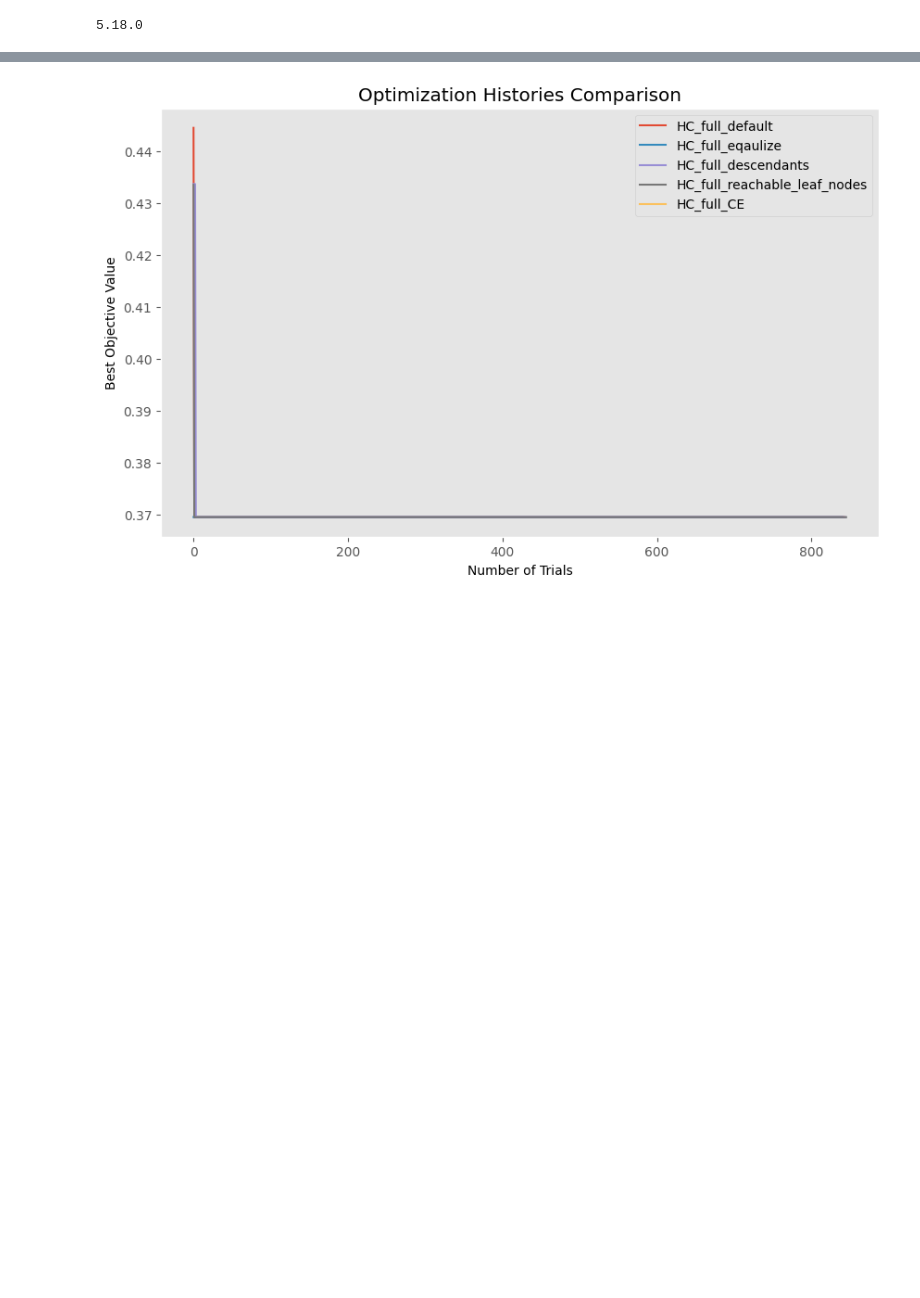
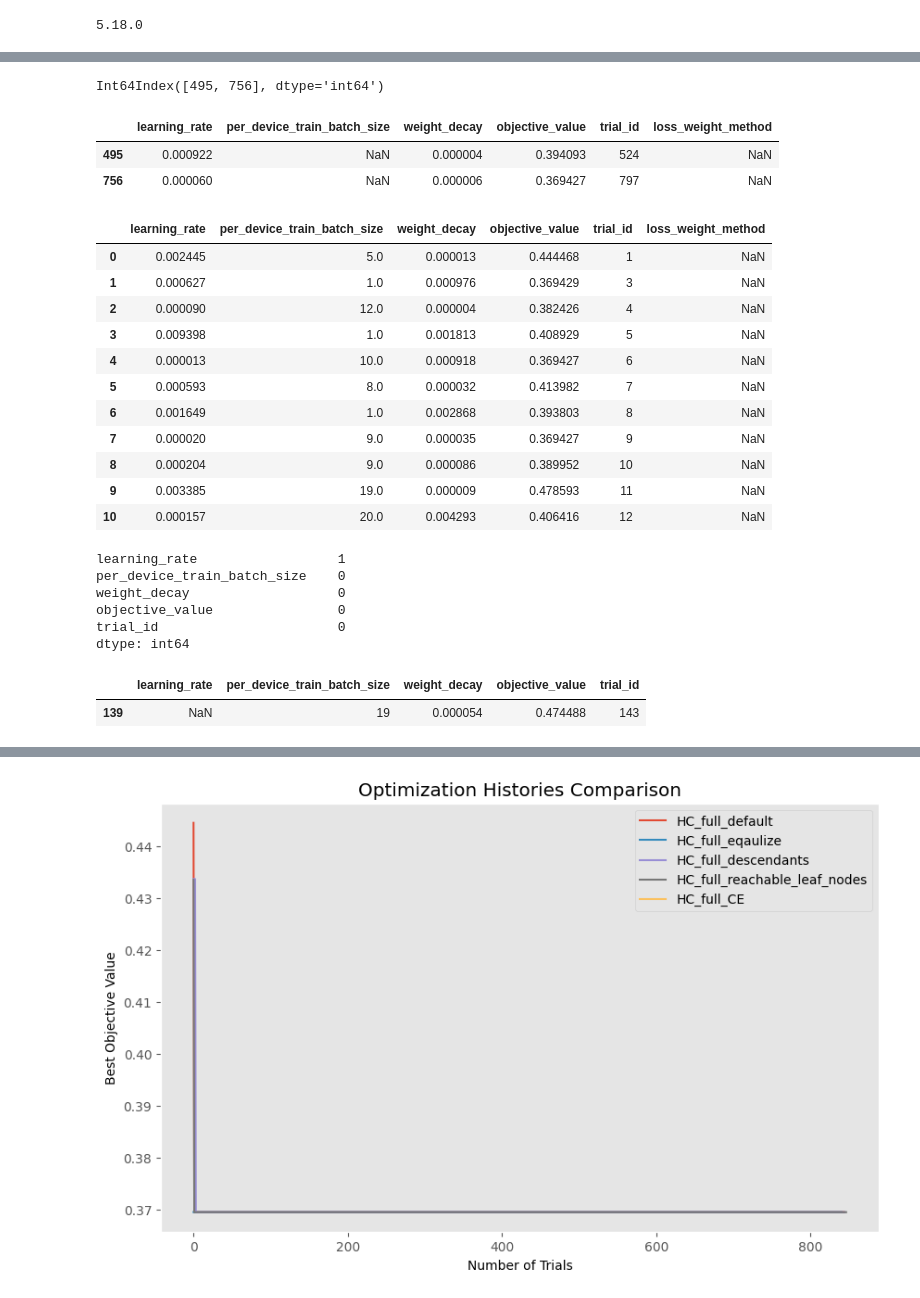
Before and after one commit to seunghee6022/TransVulDet, a Jupyter notebook: Visualization.ipynb, the cells around one changed output, grey strips where cells are left out. Saved outputs shown, nothing was run; the diff lists cells and outputs as text; code cells hidden in the pictures; blank space fills up the shorter version.

```diff
--- a/Visualization.ipynb
+++ b/Visualization.ipynb
@@ -44,0 +49,12 @@ No artists with labels found to put in legend.  Note that artists whose label st
+# %%
+data = []
+for trial in studies[0].trials:
+    # Only completed trials will be considered
+    if trial.state == optuna.trial.TrialState.COMPLETE:
+        row = trial.params  # Hyperparameters
+        row["objective_value"] = trial.value  # Performance value
+        row["trial_id"] = trial._trial_id
+        data.append(row)
+
+# Convert the data to a Pandas DataFrame
+df = pd.DataFrame(data)
@@ -44,0 +71,52 @@ No artists with labels found to put in legend.  Note that artists whose label st
+# %%
+idx = df.index[df['per_device_train_batch_size'].isna()]
+idx
+# %% [output]
+Int64Index([495, 756], dtype='int64')
+# %%
+df.loc[idx]
+# %% [output]
+|  | learning_rate | per_device_train_batch_size | weight_decay | objective_value | trial_id | loss_weight_method |
+| 495 | 0.000922 | NaN | 0.000004 | 0.394093 | 524 | NaN |
+| 756 | 0.000060 | NaN | 0.000006 | 0.369427 | 797 | NaN |
+# %%
+df.loc[:10]
+# %% [output]
+|  | learning_rate | per_device_train_batch_size | weight_decay | objective_value | trial_id | loss_weight_method |
+| 0 | 0.002445 | 5.0 | 0.000013 | 0.444468 | 1 | NaN |
+| 1 | 0.000627 | 1.0 | 0.000976 | 0.369429 | 3 | NaN |
+| 2 | 0.000090 | 12.0 | 0.000004 | 0.382426 | 4 | NaN |
+| 3 | 0.009398 | 1.0 | 0.001813 | 0.408929 | 5 | NaN |
+| 4 | 0.000013 | 10.0 | 0.000918 | 0.369427 | 6 | NaN |
+| 5 | 0.000593 | 8.0 | 0.000032 | 0.413982 | 7 | NaN |
+| 6 | 0.001649 | 1.0 | 0.002868 | 0.393803 | 8 | NaN |
+| 7 | 0.000020 | 9.0 | 0.000035 | 0.369427 | 9 | NaN |
+| 8 | 0.000204 | 9.0 | 0.000086 | 0.389952 | 10 | NaN |
+| 9 | 0.003385 | 19.0 | 0.000009 | 0.478593 | 11 | NaN |
+| 10 | 0.000157 | 20.0 | 0.004293 | 0.406416 | 12 | NaN |
+# %%
+data = []
+for trial in studies[1].trials:
+    # Only completed trials will be considered
+    if trial.state == optuna.trial.TrialState.COMPLETE:
+        row = trial.params  # Hyperparameters
+        row["objective_value"] = trial.value  # Performance value
+        row["trial_id"] = trial._trial_id
+        data.append(row)
+
+# Convert the data to a Pandas DataFrame
+df2 = pd.DataFrame(data)
+df2.isna().sum()
+# %% [output]
+learning_rate                  1
+per_device_train_batch_size    0
+weight_decay                   0
+objective_value                0
+trial_id                       0
+dtype: int64
+# %%
+idx = df2.index[df2['learning_rate'].isna()]
+df2.loc[idx]
+# %% [output]
+|  | learning_rate | per_device_train_batch_size | weight_decay | objective_value | trial_id |
+| 139 | NaN | 19 | 0.000054 | 0.474488 | 143 |
```
Also changed, not shown: parts of 14 cells of this notebook, 3 other files.
